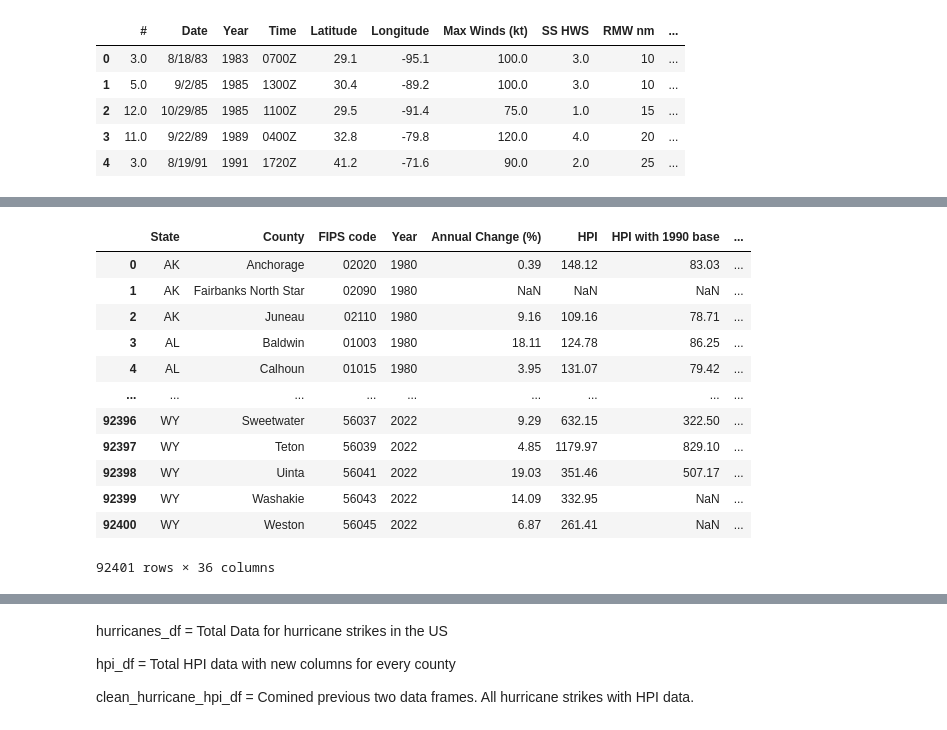
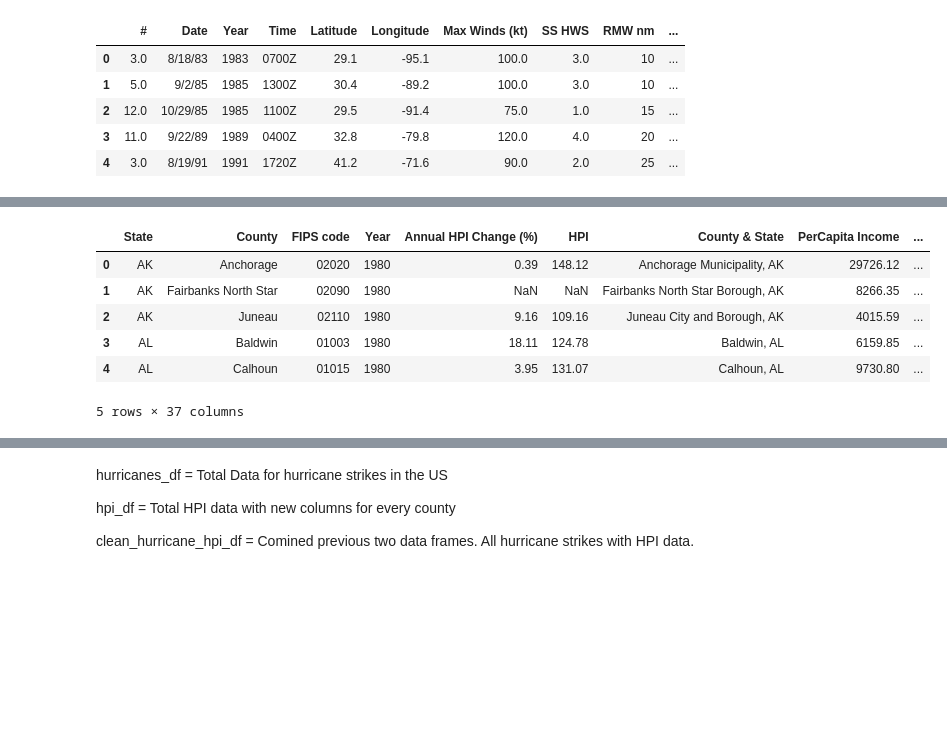
Before and after one commit to chrisadamsv/Dream-Team-Project1, a Jupyter notebook: Project_Data/Group 4 Project 1 MAIN.ipynb, the cells around one changed output, grey strips where cells are left out. Drawn from its saved outputs; the diff is of its cells as text; code cells hidden in the pictures; blank space fills up the shorter version.

```diff
--- a/Project_Data/Group 4 Project 1 MAIN.ipynb
+++ b/Project_Data/Group 4 Project 1 MAIN.ipynb
@@ -363,0 +260,5 @@ hpi_income_df_csv.head()
+# %%
+#Create an aggregate table to determine mean by year and by nation for HPI
+by_nation_hpi = hpi_income_df_csv.groupby(['Year'])
+hpi_change_by_nation = by_nation_hpi['Annual HPI Change (%)'].agg(['mean'])
+hpi_change_by_nation.head()
@@ -363,0 +337,7 @@ hpi_income_df_csv.head()
+# %%
+#Use shift function to get the values of the surrounding years into the same row
+hpi_change_by_state['State HPI AC Mean -1'] = hpi_change_by_state.groupby('State')['mean'].shift(1)
+hpi_change_by_state['State HPI AC Mean +1'] = hpi_change_by_state.groupby('State')['mean'].shift(-1)
+hpi_change_by_state['State HPI AC Mean +2'] = hpi_change_by_state.groupby('State')['mean'].shift(-2)
+hpi_change_by_state['State HPI AC Mean +3'] = hpi_change_by_state.groupby('State')['mean'].shift(-3)
+hpi_change_by_state.head()
@@ -424,8 +415,9 @@ change_by_nation.head()
 # %%
-by_state = hpi_income_df_csv.groupby(['State','Year'])
-change_by_state = by_state['Annual Change (%)'].agg(['mean'])
-change_by_state = change_by_state.reset_index(level=1)
-change_by_state.head()
+#Create an aggregate table to determine mean by year and by state for income
+by_state_income = hpi_income_df_csv.groupby(['State','Year'])
+income_change_by_state = by_state_hpi['Annual Income Change (%)'].agg(['mean'])
+income_change_by_state = income_change_by_state.reset_index(level=1)
+income_change_by_state.head()
 # %% [output]
 |  | Year | mean |
 | State |  |  |
@@ -437,7 +429,8 @@ change_by_state.head()
 # %%
-change_by_state['State AC Mean -1'] = change_by_state.groupby('State')['mean'].shift(-1)
-change_by_state['State AC Mean +1'] = change_by_state.groupby('State')['mean'].shift(1)
-change_by_state['State AC Mean +2'] = change_by_state.groupby('State')['mean'].shift(2)
-change_by_state['State AC Mean +3'] = change_by_state.groupby('State')['mean'].shift(3)
-change_by_state
+#Use shift function to get the values of the surrounding years into the same row
+income_change_by_state['State Income AC Mean -1'] = income_change_by_state.groupby('State')['mean'].shift(1)
+income_change_by_state['State Income AC Mean +1'] = income_change_by_state.groupby('State')['mean'].shift(-1)
+income_change_by_state['State Income AC Mean +2'] = income_change_by_state.groupby('State')['mean'].shift(-2)
+income_change_by_state['State Income AC Mean +3'] = income_change_by_state.groupby('State')['mean'].shift(-3)
+income_change_by_state.head()
 # %% [output]
@@ -458,25 +444,20 @@ change_by_state
 # %%
-#Add the state and national data to the HPI dataframe
-merged_df = pd.merge(hpi_income_df_csv,change_by_nation,on = ['Year'],how='outer')
-clean_new_hpi_income_df = pd.merge(merged_df,change_by_state,on=['Year','State'],how='outer')
-clean_new_hpi_income_df = clean_new_hpi_income_df.rename(columns={'mean_x':'National AC Mean','median_x':'National AC Median',
-                                          'mean_y':'State AC Mean','median_y':'State AC Median'})
+#Add the state and national data for both income and HPI to the main dataframe
+merged_df = pd.merge(hpi_income_df_csv,hpi_change_by_nation,on = ['Year'],how='outer')
+merged_df2 = pd.merge(merged_df,hpi_change_by_state,on=['Year','State'],how='outer')
+clean_new_hpi_income_df = pd.merge(merged_df2,income_change_by_state,on=['Year','State'],how='outer')
+clean_new_hpi_income_df = clean_new_hpi_income_df.rename(columns={'mean_x':'National HPI AC Mean','median_x':'National HPI AC Median',
+                                          'mean_y':'State HPI AC Mean','median_y':'State HPI AC Median','mean':'State Income AC Mean'})
 #Display dataframe
-clean_new_hpi_income_df
+clean_new_hpi_income_df.head()
 # %% [output]
-|  | State | County | FIPS code | Year | Annual Change (%) | HPI | HPI with 1990 base | ... |
-| 0 | AK | Anchorage | 02020 | 1980 | 0.39 | 148.12 | 83.03 | ... |
-| 1 | AK | Fairbanks North Star | 02090 | 1980 | NaN | NaN | NaN | ... |
-| 2 | AK | Juneau | 02110 | 1980 | 9.16 | 109.16 | 78.71 | ... |
-| 3 | AL | Baldwin | 01003 | 1980 | 18.11 | 124.78 | 86.25 | ... |
-| 4 | AL | Calhoun | 01015 | 1980 | 3.95 | 131.07 | 79.42 | ... |
-| ... | ... | ... | ... | ... | ... | ... | ... | ... |
-| 92396 | WY | Sweetwater | 56037 | 2022 | 9.29 | 632.15 | 322.50 | ... |
-| 92397 | WY | Teton | 56039 | 2022 | 4.85 | 1179.97 | 829.10 | ... |
-| 92398 | WY | Uinta | 56041 | 2022 | 19.03 | 351.46 | 507.17 | ... |
-| 92399 | WY | Washakie | 56043 | 2022 | 14.09 | 332.95 | NaN | ... |
-| 92400 | WY | Weston | 56045 | 2022 | 6.87 | 261.41 | NaN | ... |
+|  | State | County | FIPS code | Year | Annual HPI Change (%) | HPI | County & State | PerCapita Income | ... |
+| 0 | AK | Anchorage | 02020 | 1980 | 0.39 | 148.12 | Anchorage Municipality, AK | 29726.12 | ... |
+| 1 | AK | Fairbanks North Star | 02090 | 1980 | NaN | NaN | Fairbanks North Star Borough, AK | 8266.35 | ... |
+| 2 | AK | Juneau | 02110 | 1980 | 9.16 | 109.16 | Juneau City and Borough, AK | 4015.59 | ... |
+| 3 | AL | Baldwin | 01003 | 1980 | 18.11 | 124.78 | Baldwin, AL | 6159.85 | ... |
+| 4 | AL | Calhoun | 01015 | 1980 | 3.95 | 131.07 | Calhoun, AL | 9730.80 | ... |
-92401 rows × 36 columns
+5 rows × 37 columns
 # %%
 #Merge HPI data with hurricane data
 hurricane_hpi_income_df = pd.merge(hurricanes_df,clean_new_hpi_income_df,on=['Year','County','State'],how='inner')
```
Also changed, not shown: parts of 17 cells of this notebook.
